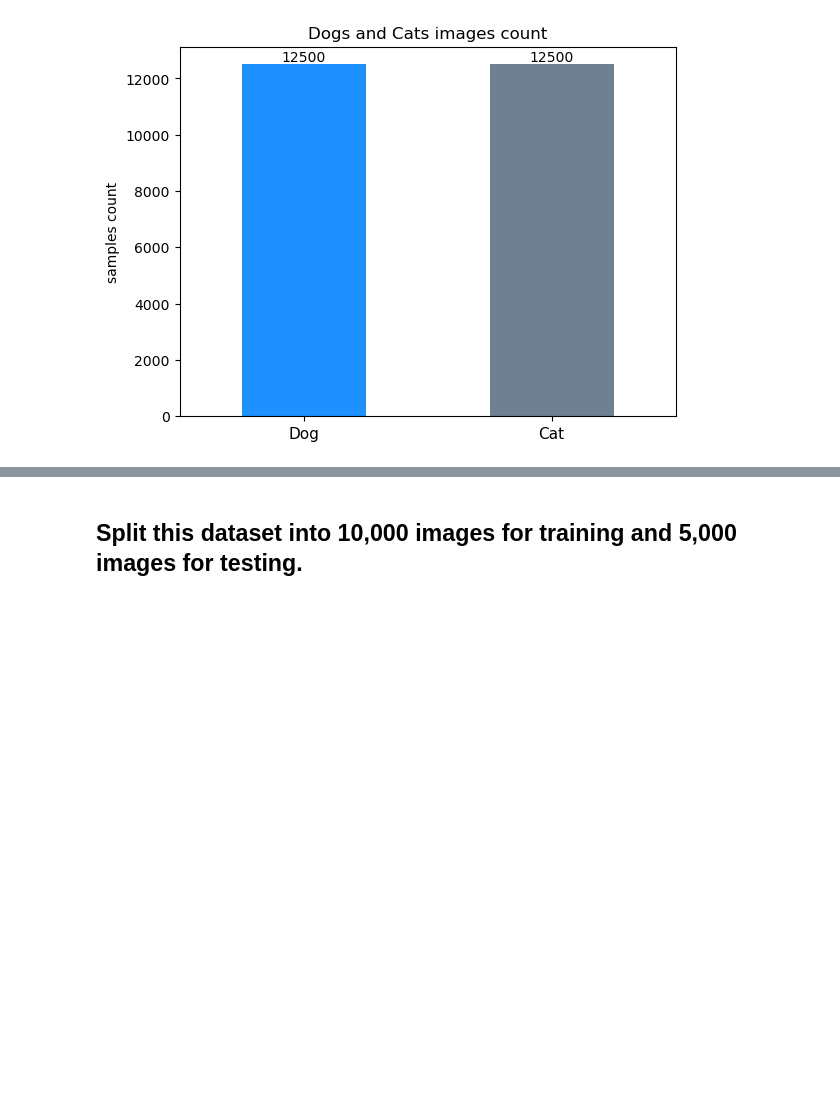
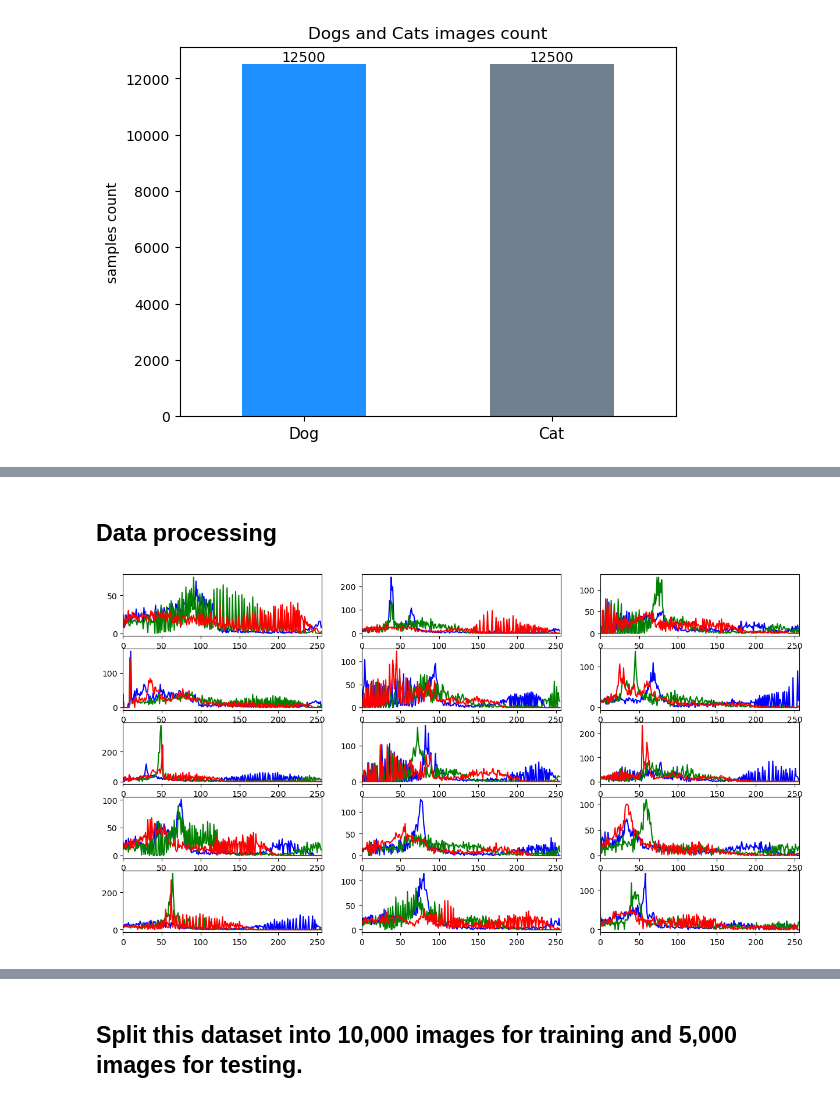
Before and after one commit to Chenjiangwen/wen-mywork, a Jupyter notebook: 19_ComputerVision(2)/cat-dog.ipynb, the cells around one changed output, grey strips where cells are left out. Drawn from its saved outputs; the diff is of its cells as text; code cells hidden in the pictures; blank space fills up the shorter version.

```diff
--- a/19_ComputerVision(2)/cat-dog.ipynb
+++ b/19_ComputerVision(2)/cat-dog.ipynb
@@ -145,0 +146,22 @@ Name: category, dtype: int64
+# %% [markdown]
+## Data processing
+# %%
+columns = 3
+show = 15
+plt.figure(figsize=(15, 8))
+
+for idx in range(show):
+    img = images[idx]
+    hsv = cv2.cvtColor(img, cv2.COLOR_BGR2RGB)
+    hsv[:,:,2] = cv2.equalizeHist(hsv[:,:,2])
+    eq_color = cv2.cvtColor(hsv, cv2.COLOR_HSV2RGB)
+
+
+    plt.subplot(int(np.ceil(show / columns) ), columns, idx + 1)
+    for i,col in enumerate(color):
+        histr = cv2.calcHist([eq_color],[i],None,[256],[0,256])
+        plt.plot(histr,color = col)
+        plt.xlim([0,256])
+plt.show()
+# %% [output]
+[figure, added]
```
Also changed, not shown: parts of 28 cells of this notebook, 1 other file.
